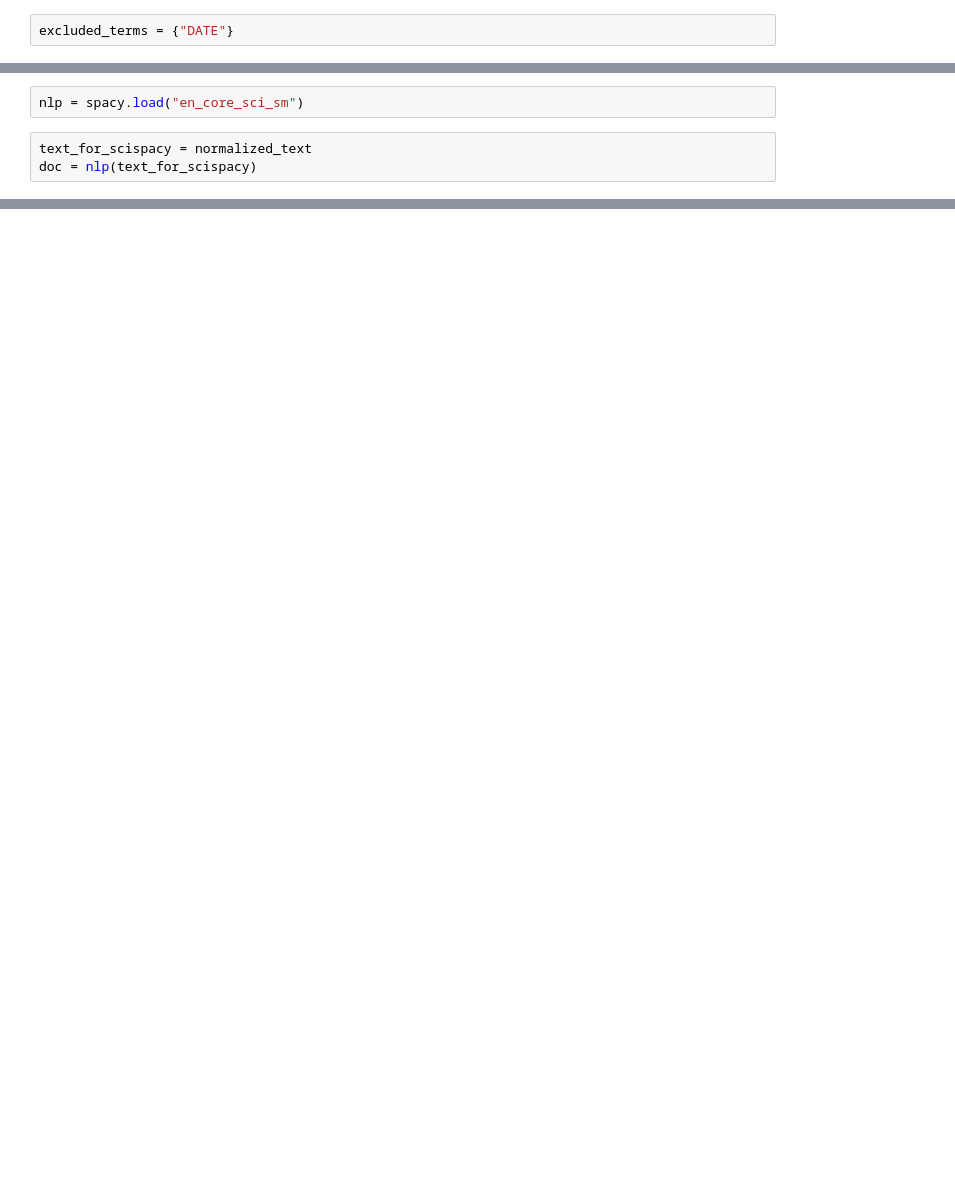
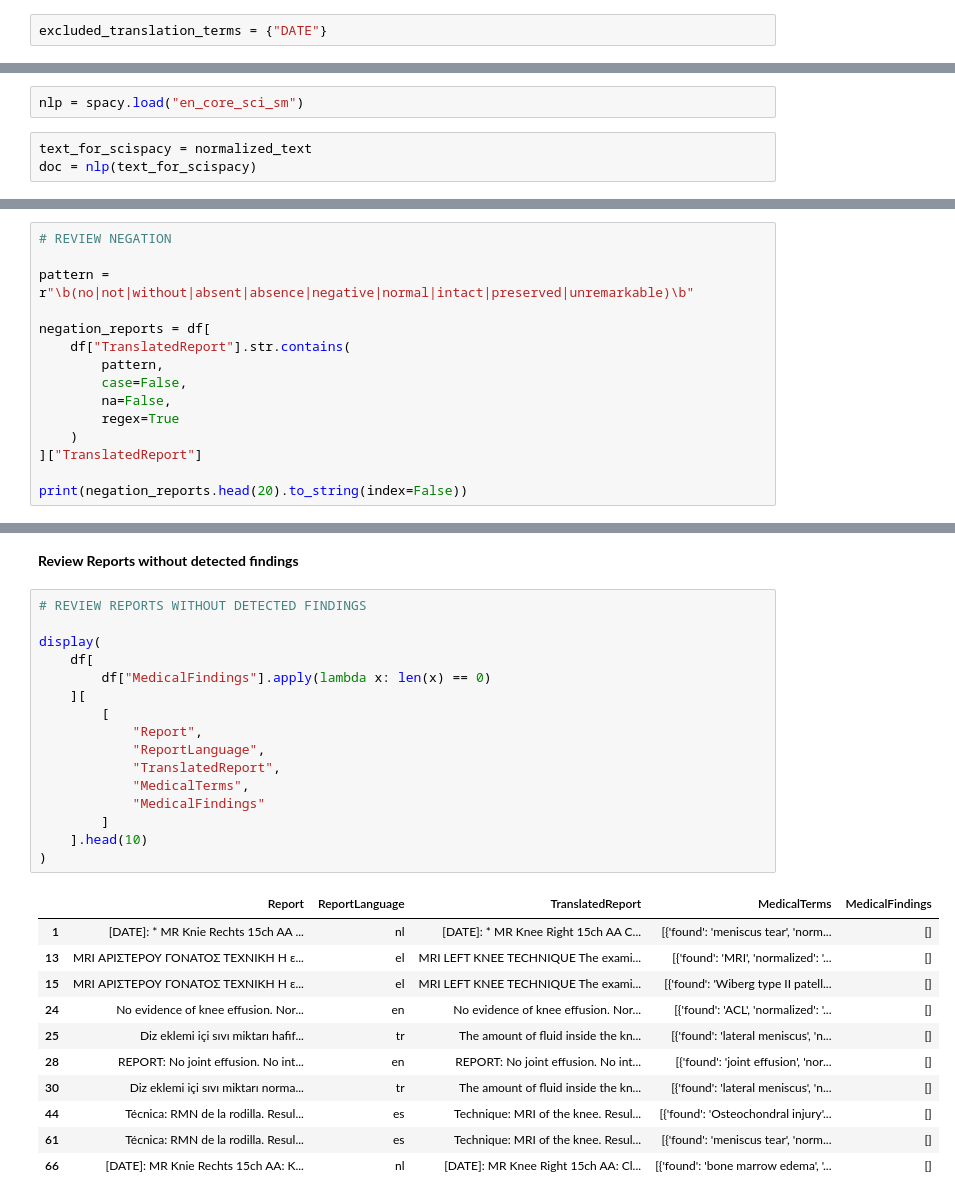
Before and after one commit to davidkurland94-lgtm/SaveTheKnees, a Jupyter notebook: notebooks/kevin/NLP_Knees.ipynb, the cells around one changed output, grey strips where cells are left out. Cells and saved outputs as stored; diff of their text form; blank space fills up the shorter version.

```diff
--- a/notebooks/kevin/NLP_Knees.ipynb
+++ b/notebooks/kevin/NLP_Knees.ipynb
@@ -90,5 +92,5 @@ df[["Report", "language"]].sample(8)
 # %%
-excluded_terms = {"DATE"}
+excluded_translation_terms = {"DATE"}
 # %%
 def find_abbreviations(text):
     pattern = r'\b[A-Z]{2,}(?:[-/][A-Z0-9]+)*\b'
@@ -1211,0 +2152,15 @@ NEGATION_TERMS = {
+# %%
+# REVIEW NEGATION
+
+pattern = r"\b(no|not|without|absent|absence|negative|normal|intact|preserved|unremarkable)\b"
+
+negation_reports = df[
+    df["TranslatedReport"].str.contains(
+        pattern,
+        case=False,
+        na=False,
+        regex=True
+    )
+]["TranslatedReport"]
+
+print(negation_reports.head(20).to_string(index=False))
@@ -1232,0 +2377,30 @@ doc = nlp(text_for_scispacy)
+# %% [markdown]
+**Review Reports without detected findings**
+# %%
+# REVIEW REPORTS WITHOUT DETECTED FINDINGS
+
+display(
+    df[
+        df["MedicalFindings"].apply(lambda x: len(x) == 0)
+    ][
+        [
+            "Report",
+            "ReportLanguage",
+            "TranslatedReport",
+            "MedicalTerms",
+            "MedicalFindings"
+        ]
+    ].head(10)
+)
+# %% [output]
+|  | Report | ReportLanguage | TranslatedReport | MedicalTerms | MedicalFindings |
+| 1 | [DATE]: * MR Knie Rechts 15ch AA ... | nl | [DATE]: * MR Knee Right 15ch AA C... | [{'found': 'meniscus tear', 'norm... | [] |
+| 13 | MRI ΑΡΙΣΤΕΡΟΥ ΓΟΝΑΤΟΣ ΤΕΧΝΙΚΗ Η ε... | el | MRI LEFT KNEE TECHNIQUE The exami... | [{'found': 'MRI', 'normalized': '... | [] |
+| 15 | MRI ΑΡΙΣΤΕΡΟΥ ΓΟΝΑΤΟΣ ΤΕΧΝΙΚΗ Η ε... | el | MRI LEFT KNEE TECHNIQUE The exami... | [{'found': 'Wiberg type II patell... | [] |
+| 24 | No evidence of knee effusion. Nor... | en | No evidence of knee effusion. Nor... | [{'found': 'ACL', 'normalized': '... | [] |
+| 25 | Diz eklemi içi sıvı miktarı hafif... | tr | The amount of fluid inside the kn... | [{'found': 'lateral meniscus', 'n... | [] |
+| 28 | REPORT: No joint effusion. No int... | en | REPORT: No joint effusion. No int... | [{'found': 'joint effusion', 'nor... | [] |
+| 30 | Diz eklemi içi sıvı miktarı norma... | tr | The amount of fluid inside the kn... | [{'found': 'lateral meniscus', 'n... | [] |
+| 44 | Técnica: RMN de la rodilla. Resul... | es | Technique: MRI of the knee. Resul... | [{'found': 'Osteochondral injury'... | [] |
+| 61 | Técnica: RMN de la rodilla. Resul... | es | Technique: MRI of the knee. Resul... | [{'found': 'meniscus tear', 'norm... | [] |
+| 66 | [DATE]: MR Knie Rechts 15ch AA: K... | nl | [DATE]: MR Knee Right 15ch AA: Cl... | [{'found': 'bone marrow edema', '... | [] |
```
Also changed, not shown: parts of 65 cells of this notebook.
